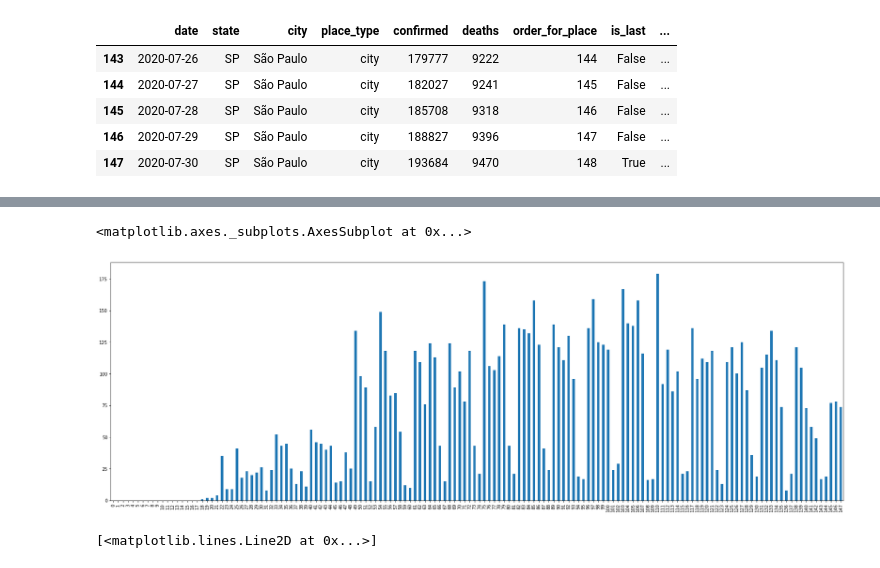
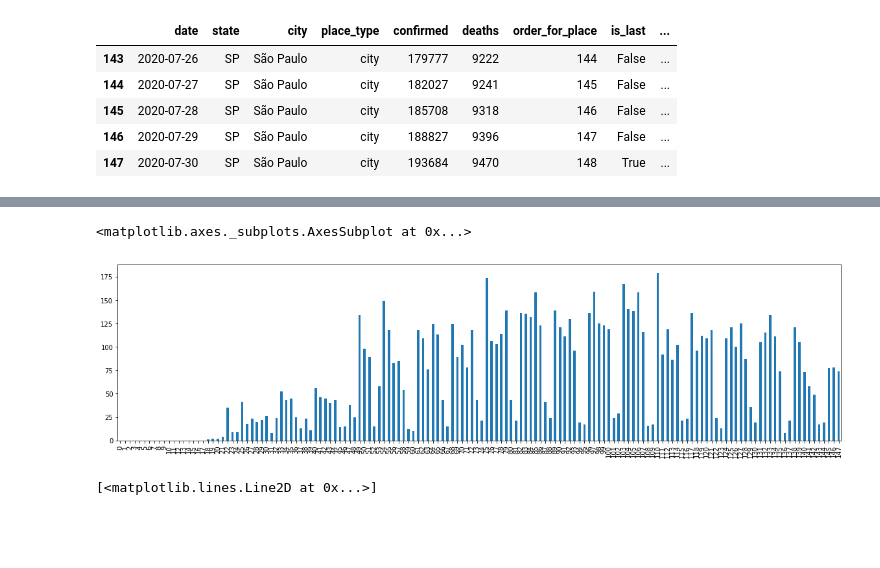
Before and after one commit to mathlimma/data-science-project-1, a Jupyter notebook: covid19.ipynb, the cells around one changed output, grey strips where cells are left out. Drawn from its saved outputs; the diff is of its cells as text; code cells hidden in the pictures; blank space fills up the shorter version.

Commit message:
updated: def functions replaced by those of the pandas/ added: 2 new columns for both df

```diff
--- a/covid19.ipynb
+++ b/covid19.ipynb
@@ -48,7 +49,7 @@ covidRecife['deaths_per_day'].plot(kind="bar", figsize=(20,5))
 # %%
 covidSP = covid[covid.city == 'São Paulo'].sort_values(by=['date'], ascending=True)
 covidSP.reset_index(inplace=True, drop=True)
-sub_column_value('deaths_per_day', covidSP.deaths, covidSP)
+covidSP['deaths_per_day'] = covidSP.deaths.diff()
 covidSP.tail()
 # %% [output]
 |  | date | state | city | place_type | confirmed | deaths | order_for_place | is_last | ... |
@@ -65,8 +61,8 @@ plt.plot(covidSP['order_for_place'], (covidSP['deaths']))
 # %%
-covidSP['deaths_per_day'].plot(kind="bar", figsize=(30,10))
+covidSP['deaths_per_day'].plot(kind="bar", figsize=(20,5))
 # %% [output]
 <matplotlib.axes._subplots.AxesSubplot at 0x...>
-[figure, old version]
+[figure, new version]
 # %%
 plt.plot(covidRecife['order_for_place'], covidRecife['deaths'], label="line 1")
 plt.plot(covidSP['order_for_place'], covidSP['deaths'], label="line 2")
```
Also changed, not shown: parts of 24 cells of this notebook, 1 other file.
